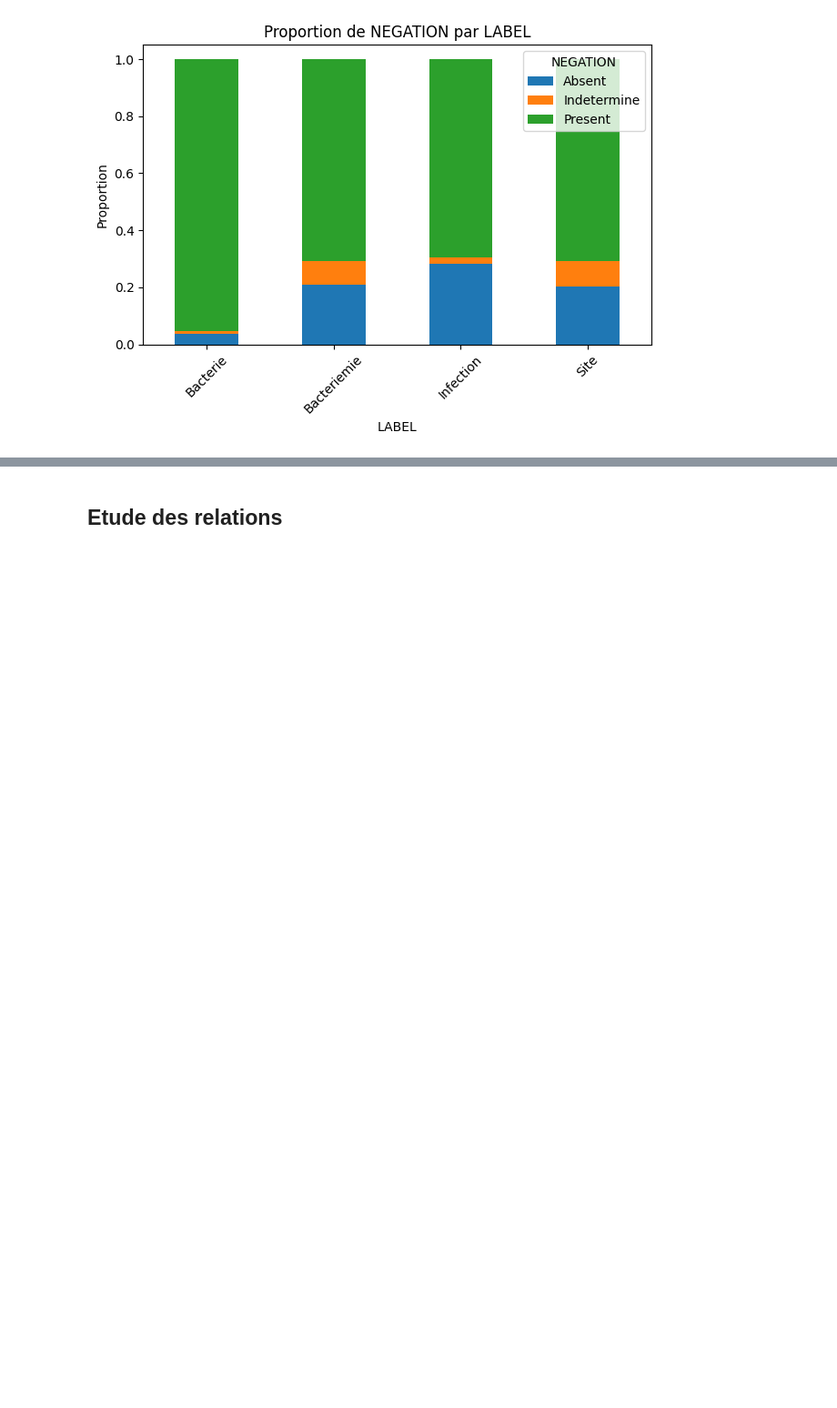
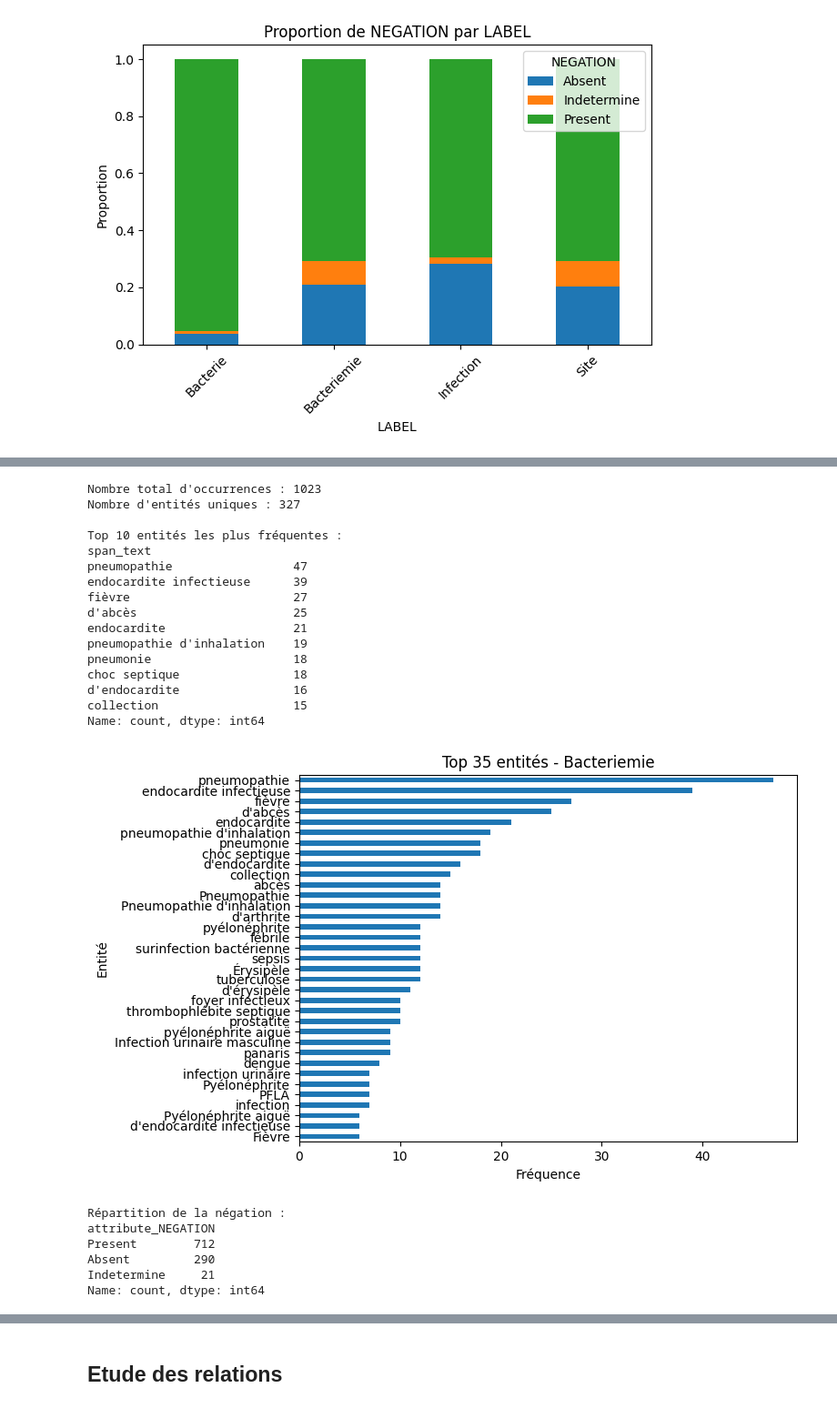
Before and after one commit to PJGouze/KG_RAG, a Jupyter notebook: KG_RAG/tests_and_req/statistiques_partages.ipynb, the cells around one changed output, grey strips where cells are left out. Shown at 91% size. Drawn from its saved outputs; the diff is of its cells as text; code cells hidden in the pictures; blank space fills up the shorter version.

```diff
--- a/KG_RAG/tests_and_req/statistiques_partages.ipynb
+++ b/KG_RAG/tests_and_req/statistiques_partages.ipynb
@@ -137,0 +358,75 @@ plt.show()
+# %%
+import pandas as pd
+import matplotlib.pyplot as plt
+
+# --- 1. Filtrer la catégorie Bacteriemie ---
+infection_df = presence[presence["attribute_LABEL"] == "Infection"].copy()
+
+print("Nombre total d'occurrences :", len(infection_df))
+print("Nombre d'entités uniques :", infection_df["span_text"].nunique())
+
+# --- 2. Fréquence des entités ---
+entity_counts = infection_df["span_text"].value_counts()
+
+print("\nTop 10 entités les plus fréquentes :")
+print(entity_counts.head(10))
+
+# --- 3. Graphique des entités les plus fréquentes ---
+top_n = 35
+top_entities = entity_counts.head(top_n)
+
+plt.figure(figsize=(8, 5))
+top_entities.plot(kind="barh")
+
+plt.gca().invert_yaxis()
+plt.title(f"Top {top_n} entités - Bacteriemie")
+plt.xlabel("Fréquence")
+plt.ylabel("Entité")
+
+plt.tight_layout()
+plt.show()
+
+# --- 4. Analyse de la négation ---
+negation_counts = infection_df["attribute_NEGATION"].value_counts()
+
+print("\nRépartition de la négation :")
+print(negation_counts)
+
+# --- 5. Graphique de la négation ---
+plt.figure(figsize=(5, 4))
+negation_counts.plot(kind="bar")
+
+plt.title("Répartition de la négation - Bacteriemie")
+plt.xlabel("NEGATION")
+plt.ylabel("Nombre d'occurrences")
+
+# ajouter les valeurs
+for i, v in enumerate(negation_counts.values):
+    plt.text(i, v, str(v), ha='center', va='bottom')
+
+plt.tight_layout()
+plt.show()
+# %% [output]
+Nombre total d'occurrences : 1023
+Nombre d'entités uniques : 327
+
+Top 10 entités les plus fréquentes :
+span_text
+pneumopathie                 47
+endocardite infectieuse      39
+fièvre                       27
+d'abcès                      25
+endocardite                  21
+pneumopathie d'inhalation    19
+pneumonie                    18
+choc septique                18
+d'endocardite                16
+collection                   15
+Name: count, dtype: int64
+[figure, added]
+Répartition de la négation :
+attribute_NEGATION
+Present        712
+Absent         290
+Indetermine     21
+Name: count, dtype: int64
```
Also changed, not shown: parts of 15 cells of this notebook.
